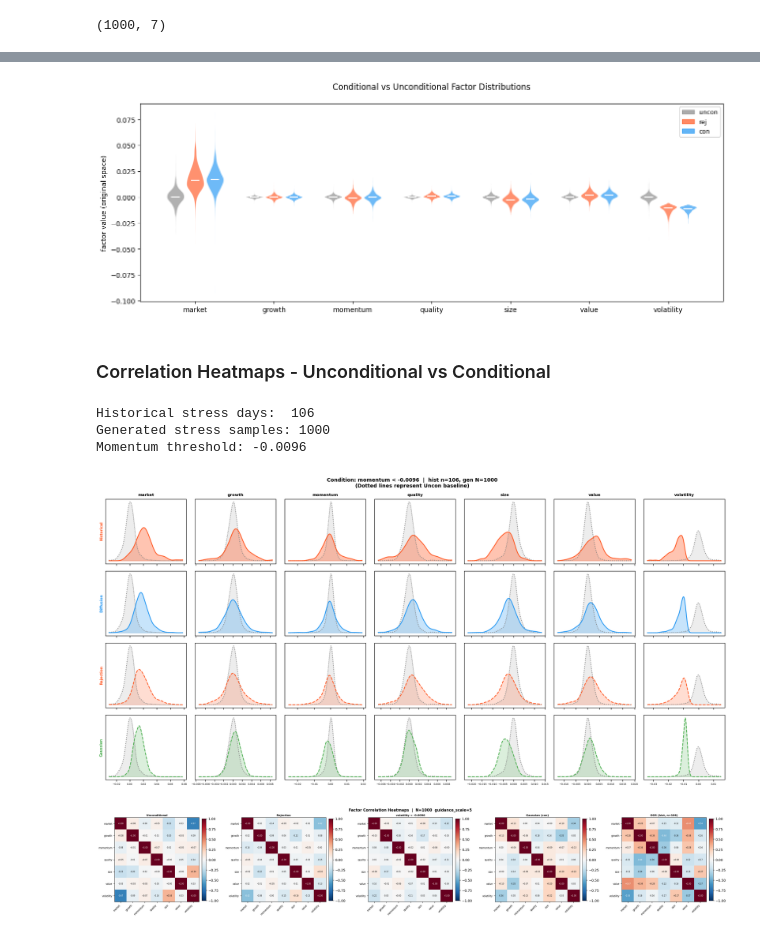
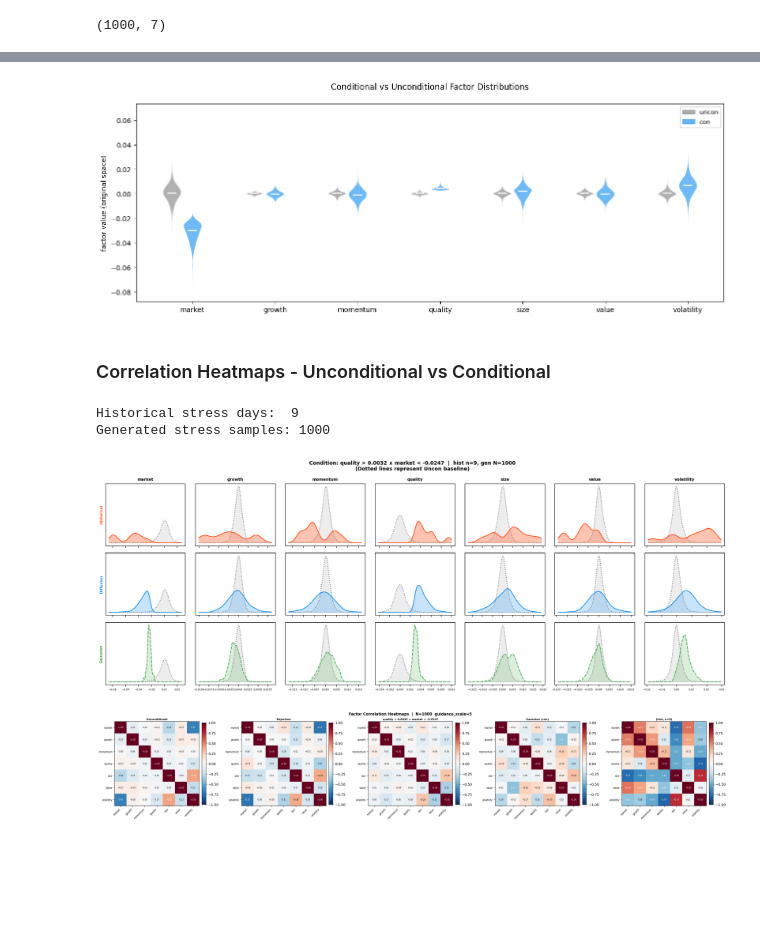
Before and after one commit to yryMax/TailEnhancedFinDiff, a Jupyter notebook: conditional_evaluation.ipynb, the cells around one changed output, grey strips where cells are left out. Drawn from its saved outputs; the diff is of its cells as text; code cells hidden in the pictures; blank space fills up the shorter version.

Commit message:
cond_eval

```diff
--- a/conditional_evaluation.ipynb
+++ b/conditional_evaluation.ipynb
@@ -149,10 +171,10 @@ uncon.shape
 # %%
-#momentum < 1% quantile
-q3   = -0.0096
-qmin = uncon.min(axis=0)
-fidx = FACTOR_NAMES.index("volatility")
-
-lower003_fn  = make_cond_fn((qmin[fidx], q3), diffusionScenario.sampler.scaler, fidx)
-lower003 = diffusionScenario.cond_factor_generate(N, lower003_fn)
-print(lower003_fn.label)
+# volatility > q99  AND  market < q01
+# momentum < q01 AND volatility > q99
+# market < q01 AND quality > q99
+quality99  = make_cond_fn((None, 0.0032), diffusionScenario.sampler.scaler, FACTOR_NAMES.index("quality"))
+market01 = make_cond_fn((-0.0247, None), diffusionScenario.sampler.scaler, FACTOR_NAMES.index("market"))
+cond = join_cond_fns(quality99, market01)
+cond_sample = diffusionScenario.cond_factor_generate(N, cond)
+print(cond.label)
 # %% [output]
@@ -160,6 +182,6 @@ volatility < -0.0096
 # %%
 gaussion_model = load_model("model/Gaussion")
 gaussionScenario = ScenarioGenerator(gaussion_model, GaussianSampler(gaussion_model.F, diffusionScenario.sampler.scaler, guidance_scale=GUIDANCE_S))
-sampled_gaussian = gaussionScenario.cond_factor_generate(N, lower003_fn)
+sampled_gaussian = gaussionScenario.cond_factor_generate(N, cond)
 # %%
 resampledScenario = ScenarioGenerator(train_model, ResampleSampler(train_model.F, diffusionScenario.sampler.scaler, guidance_scale=GUIDANCE_S))
@@ -210,8 +234,8 @@ plt.show()
 # %%
 datasets = [
     ("uncon", uncon,    COLORS["uncon"]),
-    ("rej",   rej,      "#FF5722"),
-    ("con",   lower003, COLORS["con"]),
+   # ("rej",   rej,      "#FF5722"),
+    ("con",   cond_sample, COLORS["con"]),
 ]
 x_center = np.arange(FACTOR_DIM)
 offsets  = [-0.25, 0.0, 0.25]
@@ -245,7 +269,7 @@ ax.legend(handles=handles, fontsize=9, framealpha=0.9)
 fig.tight_layout()
 plt.show()
 # %% [output]
-[figure, old version]
+[figure, new version]
 # %% [markdown]
 ### Correlation Heatmaps - Unconditional vs Conditional
 # %%
@@ -264,23 +288,25 @@ hist = pd.read_csv(f"{PREFIX}/factors.csv", index_col=0, parse_dates=True)
 hist = hist[[c for c in hist.columns if c in FACTOR_NAMES]]
 hist = hist[FACTOR_NAMES]   # align column order
 
-# --- filter historical days matching condition: momentum < q3[fidx] ---
-mom_thresh = q3       # same threshold used to generate lower003
-hist_stress = hist[hist.iloc[:, fidx] < mom_thresh].values
-gen_stress  = lower003      # (N, FACTOR_DIM)
+# --- filter historical days matching condition: momentum < threshold[fidx] ---
+hist_norm = diffusionScenario.sampler.scaler.transform(hist.values)
+hist_t    = torch.tensor(hist_norm, dtype=torch.float32)
+with torch.no_grad():
+  mask = (cond(hist_t) == 0).cpu().numpy()
+hist_stress = hist.values[mask]
+gen_stress  = cond_sample
 
 print(f"Historical stress days:  {len(hist_stress)}")
 print(f"Generated stress samples: {len(gen_stress)}")
-print(f"Momentum threshold: {mom_thresh:.4f}")
 # %% [output]
-Historical stress days:  106
+Historical stress days:  9
 Generated stress samples: 1000
-Momentum threshold: -0.0096
 # %%
 methods_to_plot = [
     ("Historical",      hist_stress,      "#FF5722",      "-",  0.35),
-    ("Diffusion",       lower003,         COLORS["con"],  "-",  0.25),
-    ("Rejection",       rej,              COLORS["rej"],  "--", 0.20),
+    ("Diffusion",       cond_sample,         COLORS["con"],  "-",  0.25),
+  #  ("Rejection",       rej,              COLORS["rej"],  "--", 0.20),
+  #      ("train", sampled_train, COLORS["train"], "--", 0.20),
     ("Gaussian",        sampled_gaussian, COLORS["gaussion"], "--", 0.20),
 ]
 
@@ -310,44 +336,44 @@ for r, (label, data, color, ls, alpha) in enumerate(methods_to_plot):
         x_grid = x_grids[i]
 
 
         col_uncon = uncon_data[:, i]
         kde_uncon = gaussian_kde(col_uncon, bw_method=0.3)
         ax.fill_between(x_grid, kde_uncon(x_grid), alpha=uncon_alpha, color=uncon_color)
         ax.plot(x_grid, kde_uncon(x_grid), color=uncon_color, linewidth=1.5, linestyle=uncon_ls)
 
 
         col_method = data[:, i]
         kde_method = gaussian_kde(col_method, bw_method=0.3)
         ax.fill_between(x_grid, kde_method(x_grid), alpha=alpha, color=color)
         ax.plot(x_grid, kde_method(x_grid), color=color, linewidth=1.5, linestyle=ls)
 
 
         ax.set_yticks([])
         ax.tick_params(labelsize=5)
 
         if r == 0:
             ax.set_title(name, fontsize=8, fontweight="bold")
         if i == 0:
             ax.set_ylabel(label, fontsize=7, color=color, fontweight="bold")
 
 fig.suptitle(
-    f"Condition: momentum < {mom_thresh:.4f}  |  hist n={len(hist_stress)}, gen N={N}\n"
+    f"Condition: {cond.label}  |  hist n={len(hist_stress)}, gen N={N}\n"
     f"(Dotted lines represent Uncon baseline)",
     fontsize=10, fontweight="bold"
 )
 plt.tight_layout()
 plt.show()
 # %% [output]
-[figure, old version]
+[figure, new version]
 # %%
 corr_hist = corr_mat(hist_stress)
 
 all_panels = [
     ("Unconditional",    corr_uncon),
     ("Rejection",        corr_rej),
-    (lower003_fn.label,  corr_low),
+    (cond.label,  corr_low),
     ("Gaussian (con)",   corr_gaussion),
-    (f"OOS (hist, n={len(hist_stress)})", corr_hist),
+    (f"(hist, n={len(hist_stress)})", corr_hist),
 ]
 
 norm = TwoSlopeNorm(vmin=-1, vcenter=0, vmax=1)
@@ -373,7 +399,7 @@ fig.suptitle(
 )
 plt.show()
 # %% [output]
-[figure, old version]
+[figure, new version]
 # %%
 import itertools
 
```
Also changed, not shown: parts of 12 cells of this notebook, 5 other files.
